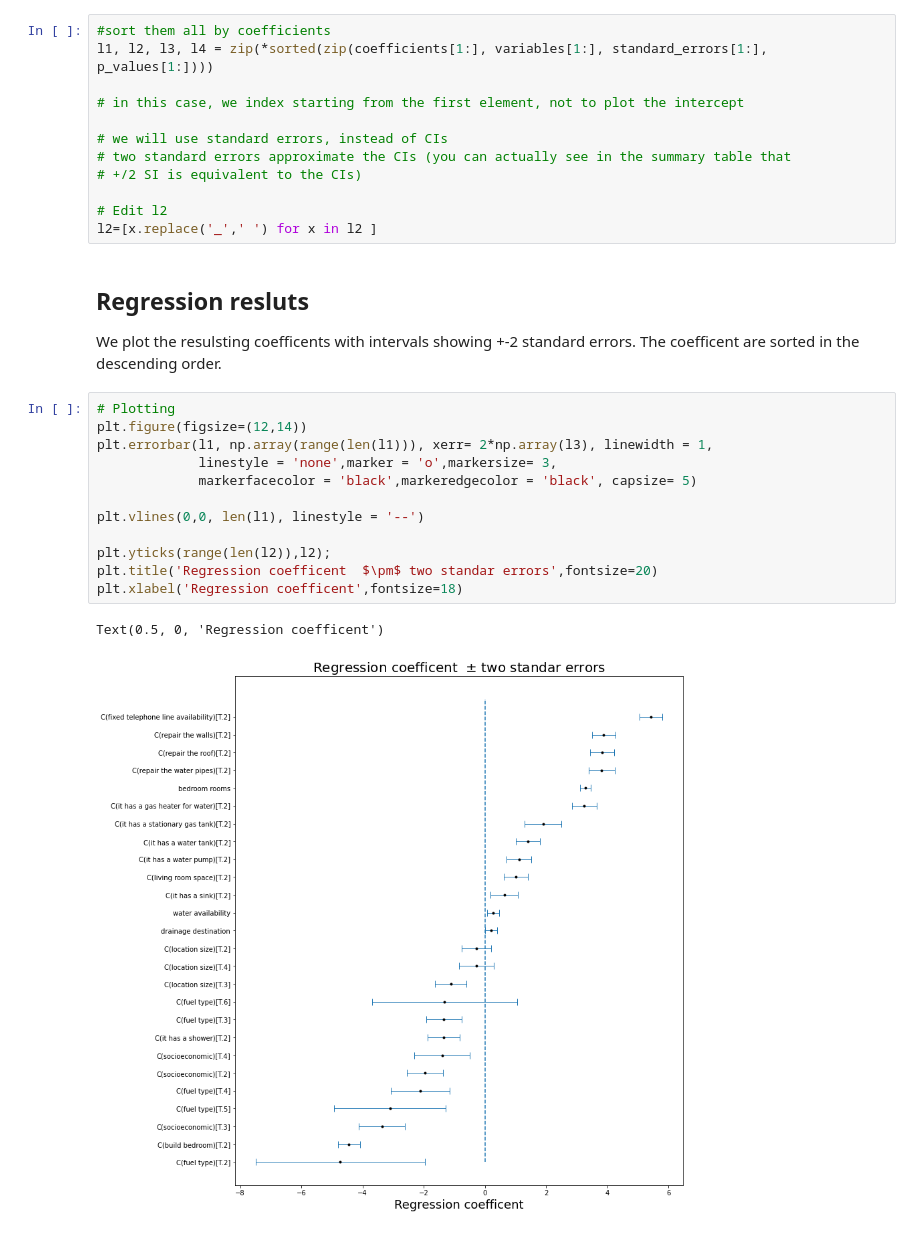
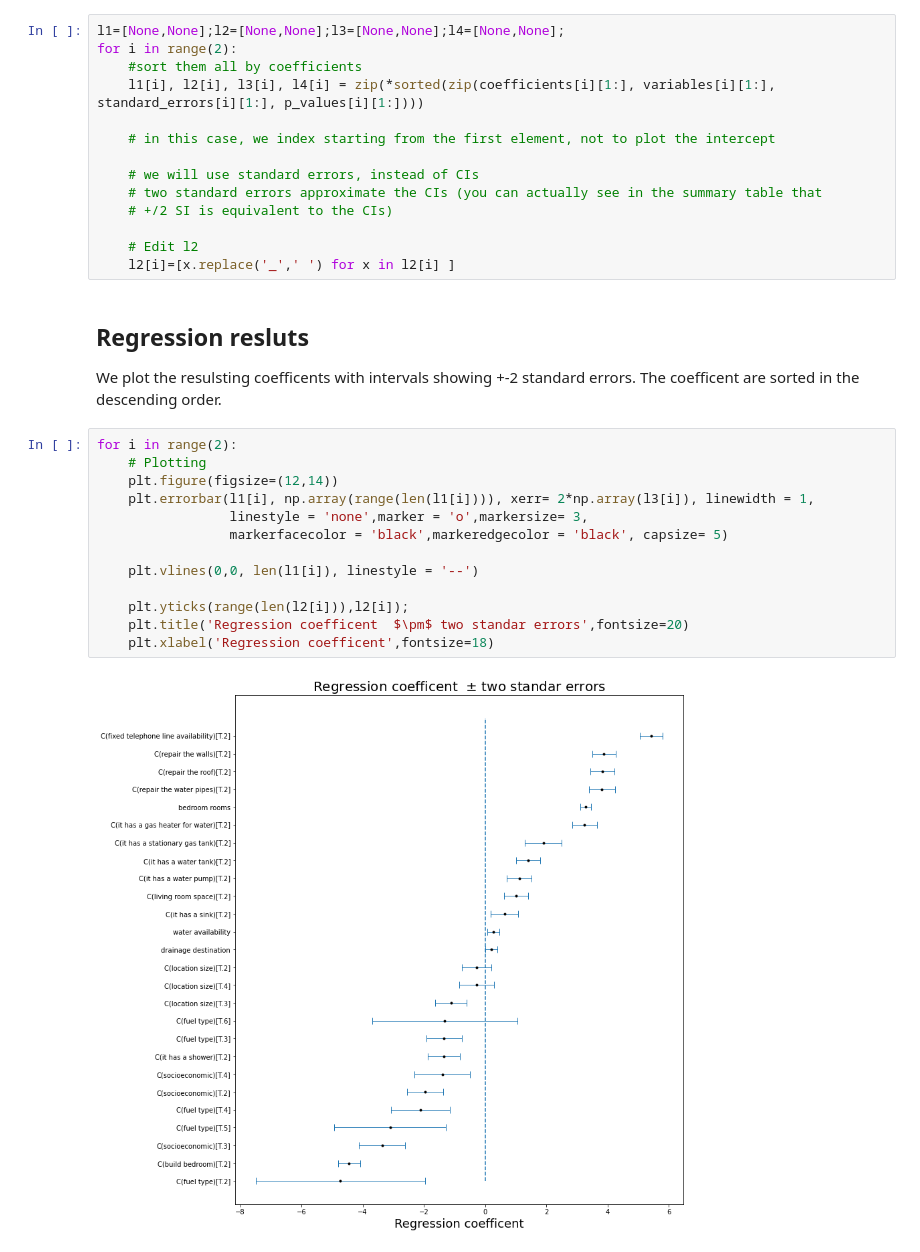
Before and after one commit to emarazz/ada_2020, a Jupyter notebook: Homework/04 - Detection of housing-health relationship/p4_V2.ipynb, the cells around one changed output. Saved outputs shown, nothing was run; the diff lists cells and outputs as text.

```diff
--- a/Homework/04 - Detection of housing-health relationship/p4_V2.ipynb
+++ b/Homework/04 - Detection of housing-health relationship/p4_V2.ipynb
@@ -490,30 +514,32 @@ standard_errors = res.bse.values
 # %%
-#sort them all by coefficients
-l1, l2, l3, l4 = zip(*sorted(zip(coefficients[1:], variables[1:], standard_errors[1:], p_values[1:])))
+l1=[None,None];l2=[None,None];l3=[None,None];l4=[None,None];
+for i in range(2):
+    #sort them all by coefficients
+    l1[i], l2[i], l3[i], l4[i] = zip(*sorted(zip(coefficients[i][1:], variables[i][1:], standard_errors[i][1:], p_values[i][1:])))
 
-# in this case, we index starting from the first element, not to plot the intercept
+    # in this case, we index starting from the first element, not to plot the intercept
 
-# we will use standard errors, instead of CIs
-# two standard errors approximate the CIs (you can actually see in the summary table that
-# +/2 SI is equivalent to the CIs)
+    # we will use standard errors, instead of CIs
+    # two standard errors approximate the CIs (you can actually see in the summary table that
+    # +/2 SI is equivalent to the CIs)
 
-# Edit l2
-l2=[x.replace('_',' ') for x in l2 ]
+    # Edit l2
+    l2[i]=[x.replace('_',' ') for x in l2[i] ]
 # %% [markdown]
 ## Regression resluts
 We plot the resulsting coefficents with intervals showing +-2 standard errors. The coefficent are sorted in the descending order.
 # %%
-# Plotting
-plt.figure(figsize=(12,14))
-plt.errorbar(l1, np.array(range(len(l1))), xerr= 2*np.array(l3), linewidth = 1,
-             linestyle = 'none',marker = 'o',markersize= 3,
-             markerfacecolor = 'black',markeredgecolor = 'black', capsize= 5)
+for i in range(2):
+    # Plotting
+    plt.figure(figsize=(12,14))
+    plt.errorbar(l1[i], np.array(range(len(l1[i]))), xerr= 2*np.array(l3[i]), linewidth = 1,
+                 linestyle = 'none',marker = 'o',markersize= 3,
+                 markerfacecolor = 'black',markeredgecolor = 'black', capsize= 5)
 
-plt.vlines(0,0, len(l1), linestyle = '--')
+    plt.vlines(0,0, len(l1[i]), linestyle = '--')
 
-plt.yticks(range(len(l2)),l2);
-plt.title('Regression coefficent  $\pm$ two standar errors',fontsize=20)
-plt.xlabel('Regression coefficent',fontsize=18)
+    plt.yticks(range(len(l2[i])),l2[i]);
+    plt.title('Regression coefficent  $\pm$ two standar errors',fontsize=20)
+    plt.xlabel('Regression coefficent',fontsize=18)
 # %% [output]
-Text(0.5, 0, 'Regression coefficent')
-[figure, old version]
+[figure, new version]
```
Also changed, not shown: parts of 7 cells of this notebook.
